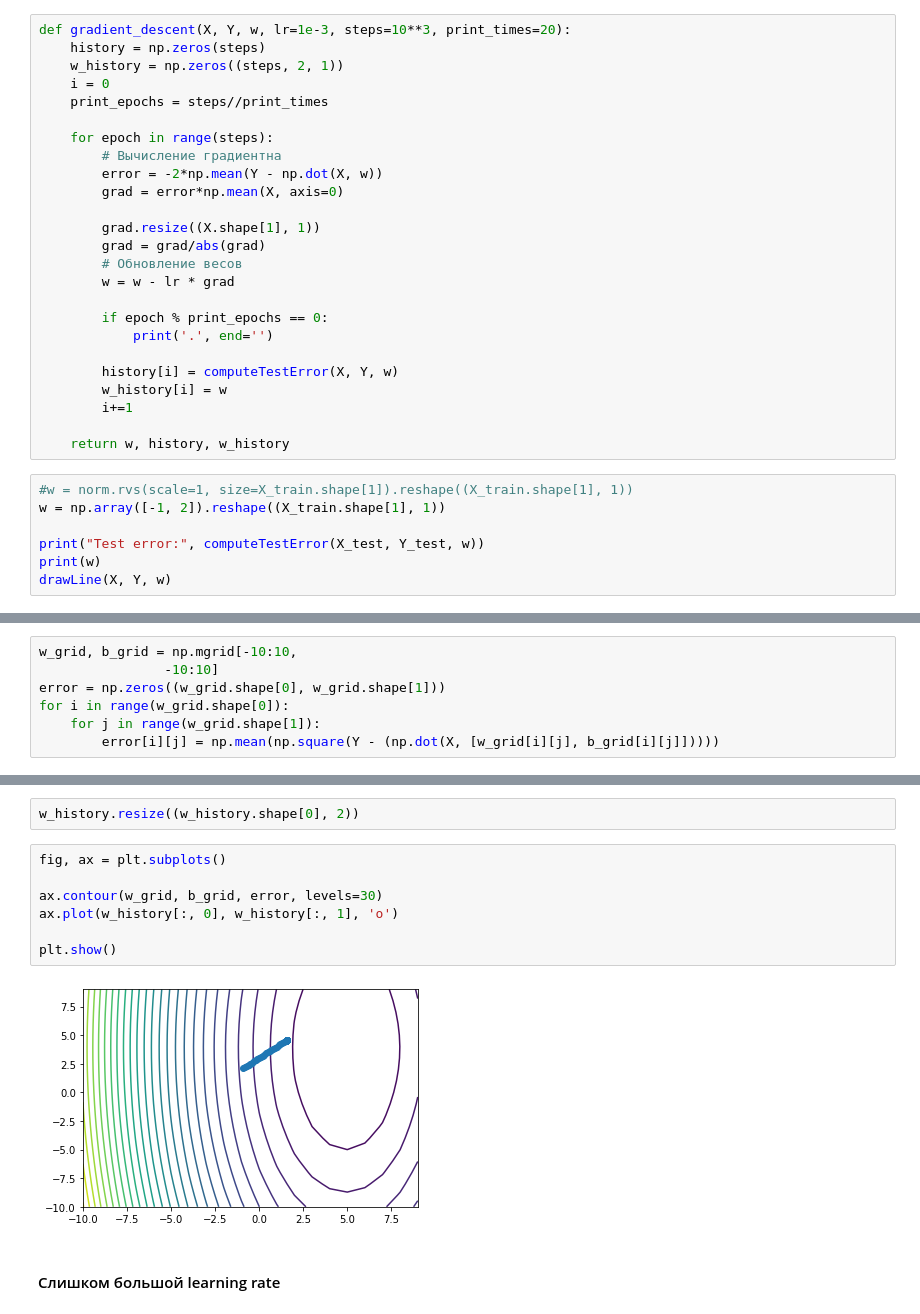
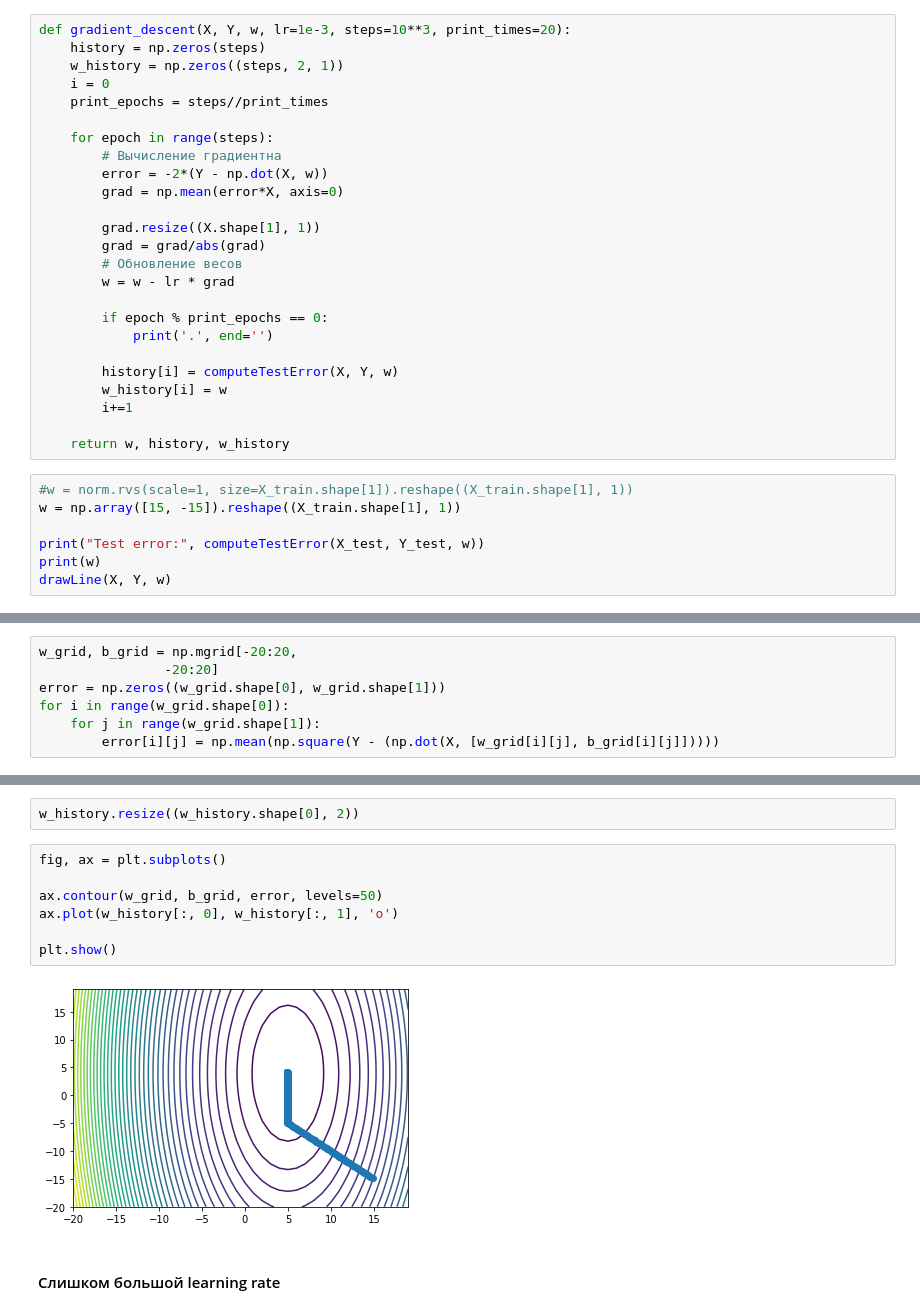
Before and after one commit to Terross/Seminar, a Jupyter notebook: Neural Networks/Jupyter/Linear Regression.ipynb, the cells around one changed output, grey strips where cells are left out. Cells and saved outputs as stored; diff of their text form.

```diff
--- a/Neural Networks/Jupyter/Linear Regression.ipynb
+++ b/Neural Networks/Jupyter/Linear Regression.ipynb
@@ -118,8 +120,8 @@ def gradient_descent(X, Y, w, lr=1e-3, steps=10**3, print_times=20):
 
     for epoch in range(steps):
         # Вычисление градиентна
-        error = -2*np.mean(Y - np.dot(X, w))
-        grad = error*np.mean(X, axis=0)
+        error = -2*(Y - np.dot(X, w))
+        grad = np.mean(error*X, axis=0)
 
         grad.resize((X.shape[1], 1))
         grad = grad/abs(grad)
@@ -136,7 +138,7 @@ def gradient_descent(X, Y, w, lr=1e-3, steps=10**3, print_times=20):
     return w, history, w_history
 # %%
 #w = norm.rvs(scale=1, size=X_train.shape[1]).reshape((X_train.shape[1], 1))
-w = np.array([-1, 2]).reshape((X_train.shape[1], 1))
+w = np.array([15, -15]).reshape((X_train.shape[1], 1))
 
 print("Test error:", computeTestError(X_test, Y_test, w))
 print(w)
@@ -165,6 +167,6 @@ plt.plot(history)
 # %%
-w_grid, b_grid = np.mgrid[-10:10,
-                -10:10]
+w_grid, b_grid = np.mgrid[-20:20,
+                -20:20]
 error = np.zeros((w_grid.shape[0], w_grid.shape[1]))
 for i in range(w_grid.shape[0]):
     for j in range(w_grid.shape[1]):
@@ -176,12 +178,12 @@ w_history.resize((w_history.shape[0], 2))
 # %%
 fig, ax = plt.subplots()
 
-ax.contour(w_grid, b_grid, error, levels=30)
+ax.contour(w_grid, b_grid, error, levels=50)
 ax.plot(w_history[:, 0], w_history[:, 1], 'o')
 
 plt.show()
 # %% [output]
-[figure, old version]
+[figure, new version]
 # %% [markdown]
 #### Слишком большой learning rate
 # %%
```
Also changed, not shown: parts of 13 cells of this notebook.
